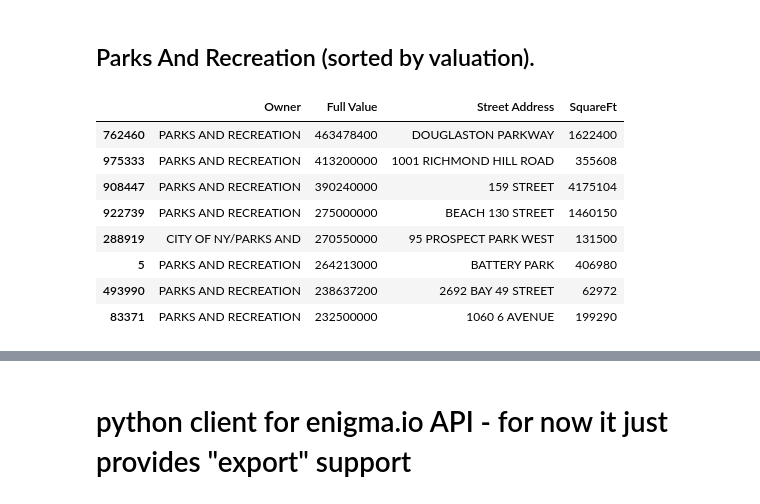
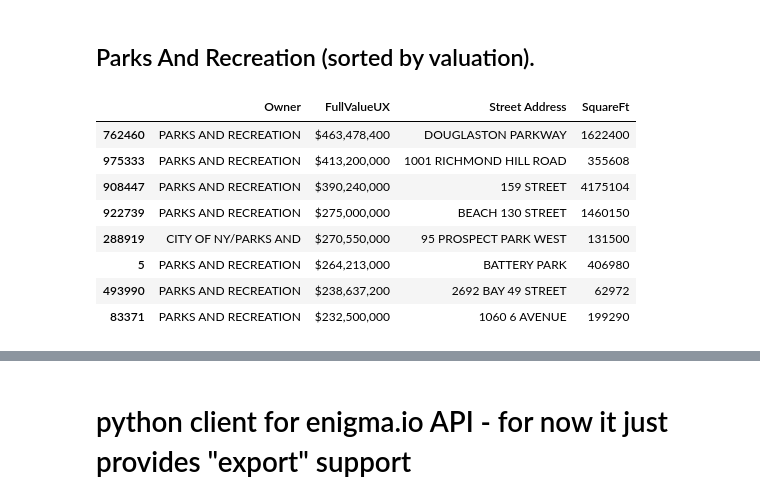
Before and after one commit to jdsketches/data_playground, a Jupyter notebook: enigma_nyc_properties_2010.ipynb, the cells around one changed output, grey strips where cells are left out. Cells and saved outputs as stored; diff of their text form; code cells hidden in the pictures.

```diff
--- a/enigma_nyc_properties.ipynb
+++ b/enigma_nyc_properties_2010.ipynb
@@ -302,6 +321,7 @@ df10_zip11231.head().ix[:, sorted(df10_zip11231.columns)]
 colnames_10 = ['owner',
                'fullval',
                'zip',
+               'block',
                'staddr',
                'ltfront',
                'ltdepth',
@@ -420,3 +425,6 @@ df2010_subcols = df2010_subcols.drop(all_cols - set(cols_subset.keys()), axis=1)
 df2010_subcols = df2010_subcols.reindex_axis(cols_subset.values(), axis=1)
 
 del df2010
+# %%
+# Let's create a col that prints the "Full Value" column in a human-friendly format.
+df2010_subcols["FullValueUX"] = df2010_subcols["Full Value"].map("${:,.0f}".format)
@@ -729,15 +756,15 @@ dtype: int64
 # %%
 df2010_subcols[(df2010_subcols["Tax Class"] == "4") &
                (df2010_subcols.Owner.str.contains("PARKS"))].\
-    sort("Full Value", ascending=False)[["Owner", "Full Value",
+    sort("Full Value", ascending=False)[["Owner", "FullValueUX",
                                          "Street Address", "SquareFt"]].head(8)
 # %% [output]
-|  | Owner | Full Value | Street Address | SquareFt |
-| 762460 | PARKS AND RECREATION | 463478400 | DOUGLASTON PARKWAY | 1622400 |
-| 975333 | PARKS AND RECREATION | 413200000 | 1001 RICHMOND HILL ROAD | 355608 |
-| 908447 | PARKS AND RECREATION | 390240000 | 159 STREET | 4175104 |
-| 922739 | PARKS AND RECREATION | 275000000 | BEACH 130 STREET | 1460150 |
-| 288919 | CITY OF NY/PARKS AND | 270550000 | 95 PROSPECT PARK WEST | 131500 |
-| 5 | PARKS AND RECREATION | 264213000 | BATTERY PARK | 406980 |
-| 493990 | PARKS AND RECREATION | 238637200 | 2692 BAY 49 STREET | 62972 |
-| 83371 | PARKS AND RECREATION | 232500000 | 1060 6 AVENUE | 199290 |
+|  | Owner | FullValueUX | Street Address | SquareFt |
+| 762460 | PARKS AND RECREATION | $463,478,400 | DOUGLASTON PARKWAY | 1622400 |
+| 975333 | PARKS AND RECREATION | $413,200,000 | 1001 RICHMOND HILL ROAD | 355608 |
+| 908447 | PARKS AND RECREATION | $390,240,000 | 159 STREET | 4175104 |
+| 922739 | PARKS AND RECREATION | $275,000,000 | BEACH 130 STREET | 1460150 |
+| 288919 | CITY OF NY/PARKS AND | $270,550,000 | 95 PROSPECT PARK WEST | 131500 |
+| 5 | PARKS AND RECREATION | $264,213,000 | BATTERY PARK | 406980 |
+| 493990 | PARKS AND RECREATION | $238,637,200 | 2692 BAY 49 STREET | 62972 |
+| 83371 | PARKS AND RECREATION | $232,500,000 | 1060 6 AVENUE | 199290 |
```
Also changed, not shown: parts of 30 cells of this notebook, 1 other file.
